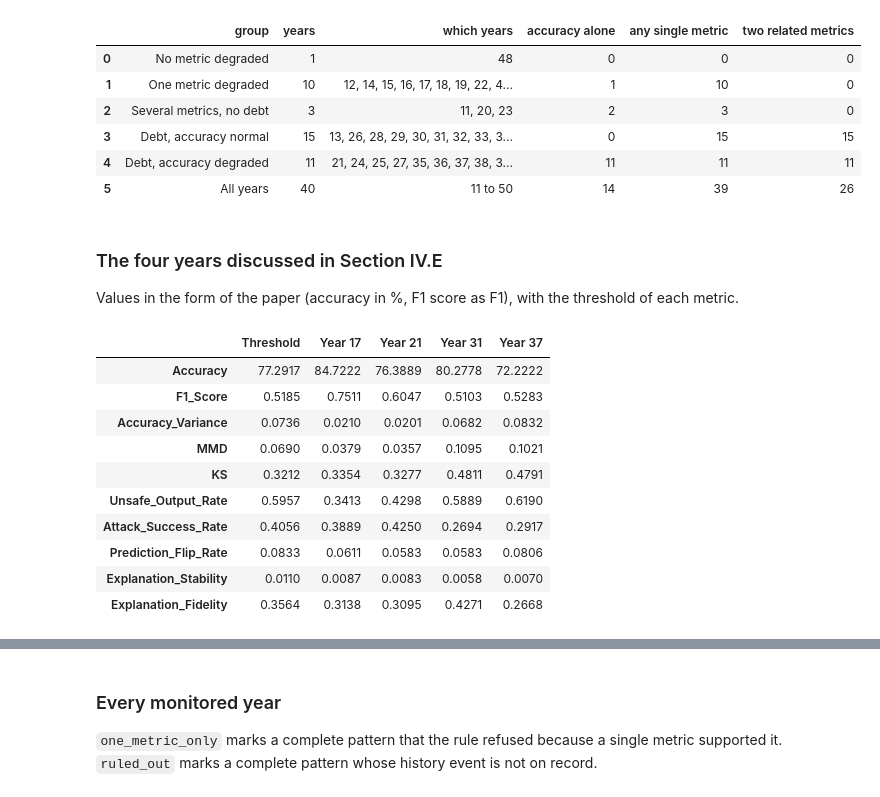
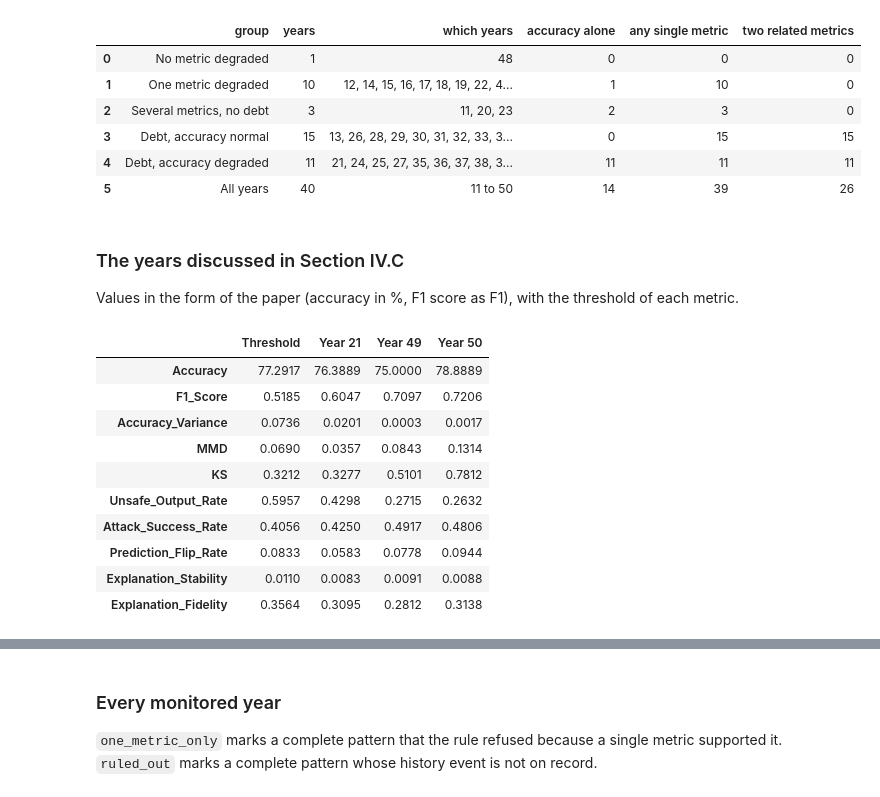
Before and after one commit to anonimoustt/IEEESyscon_2027, a Jupyter notebook: syscon2027_experiment_walkthrough.ipynb, the cells around one changed output, grey strips where cells are left out. Drawn from its saved outputs; the diff is of its cells as text; code cells hidden in the pictures.

```diff
--- a/syscon2027_experiment_walkthrough.ipynb
+++ b/syscon2027_experiment_walkthrough.ipynb
@@ -583,33 +583,33 @@ display(table5)
 | 4 | Debt, accuracy degraded | 11 | 21, 24, 25, 27, 35, 36, 37, 38, 3... | 11 | 11 | 11 |
 | 5 | All years | 40 | 11 to 50 | 14 | 39 | 26 |
 # %% [markdown]
-### The four years discussed in Section IV.E
+### The years discussed in Section IV.C
 
 Values in the form of the paper (accuracy in %, F1 score as F1), with the threshold of each metric.
 # %%
-def four_years(B):
+def chosen_years(B, show=(21, 49, 50)):
     PLAN = B["K"]["PLAN"]
     cols = {"Threshold": [shown(m, v) for m, v in zip(PLAN, B["tau"])]}
-    for t in (17, 21, 31, 37):
+    for t in show:
         cols["Year %d" % t] = [shown(m, v) for m, v in zip(PLAN, B["V_mon"][B["years"].index(t)])]
     t4 = pd.DataFrame(cols, index=PLAN).round(4)
-    info = [B["mon_rows"][B["years"].index(t)] for t in (17, 21, 31, 37)]
+    info = [B["mon_rows"][B["years"].index(t)] for t in show]
     extra = pd.DataFrame([[r["n"] for r in info], [", ".join(r["attributes"]) or "none" for r in info],
                           [", ".join(r["debts"]) or "none" for r in info]],
                          index=["degraded metrics", "degraded attributes", "debt"], columns=t4.columns[1:])
     return t4, extra
 
-t4, extra = four_years(B)
+t4, extra = chosen_years(B)
 display(t4); display(extra)
 # %% [output]
-|  | Threshold | Year 17 | Year 21 | Year 31 | Year 37 |
-| Accuracy | 77.2917 | 84.7222 | 76.3889 | 80.2778 | 72.2222 |
-| F1_Score | 0.5185 | 0.7511 | 0.6047 | 0.5103 | 0.5283 |
-| Accuracy_Variance | 0.0736 | 0.0210 | 0.0201 | 0.0682 | 0.0832 |
-| MMD | 0.0690 | 0.0379 | 0.0357 | 0.1095 | 0.1021 |
-| KS | 0.3212 | 0.3354 | 0.3277 | 0.4811 | 0.4791 |
-| Unsafe_Output_Rate | 0.5957 | 0.3413 | 0.4298 | 0.5889 | 0.6190 |
-| Attack_Success_Rate | 0.4056 | 0.3889 | 0.4250 | 0.2694 | 0.2917 |
-| Prediction_Flip_Rate | 0.0833 | 0.0611 | 0.0583 | 0.0583 | 0.0806 |
-| Explanation_Stability | 0.0110 | 0.0087 | 0.0083 | 0.0058 | 0.0070 |
-| Explanation_Fidelity | 0.3564 | 0.3138 | 0.3095 | 0.4271 | 0.2668 |
+|  | Threshold | Year 21 | Year 49 | Year 50 |
+| Accuracy | 77.2917 | 76.3889 | 75.0000 | 78.8889 |
+| F1_Score | 0.5185 | 0.6047 | 0.7097 | 0.7206 |
+| Accuracy_Variance | 0.0736 | 0.0201 | 0.0003 | 0.0017 |
+| MMD | 0.0690 | 0.0357 | 0.0843 | 0.1314 |
+| KS | 0.3212 | 0.3277 | 0.5101 | 0.7812 |
+| Unsafe_Output_Rate | 0.5957 | 0.4298 | 0.2715 | 0.2632 |
+| Attack_Success_Rate | 0.4056 | 0.4250 | 0.4917 | 0.4806 |
+| Prediction_Flip_Rate | 0.0833 | 0.0583 | 0.0778 | 0.0944 |
+| Explanation_Stability | 0.0110 | 0.0083 | 0.0091 | 0.0088 |
+| Explanation_Fidelity | 0.3564 | 0.3095 | 0.2812 | 0.3138 |
```
Also changed, not shown: parts of 19 cells of this notebook, 12 other files.
